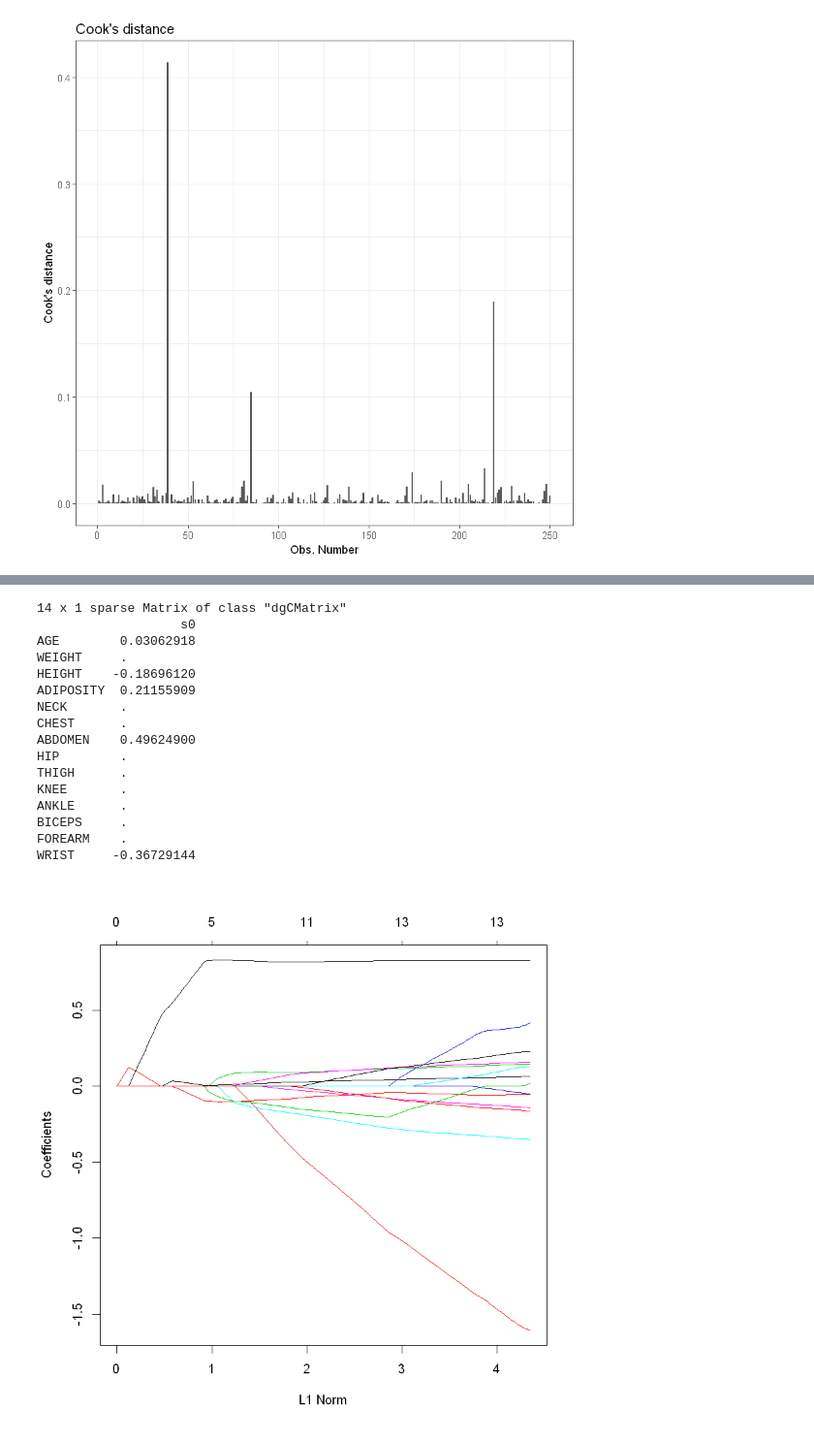
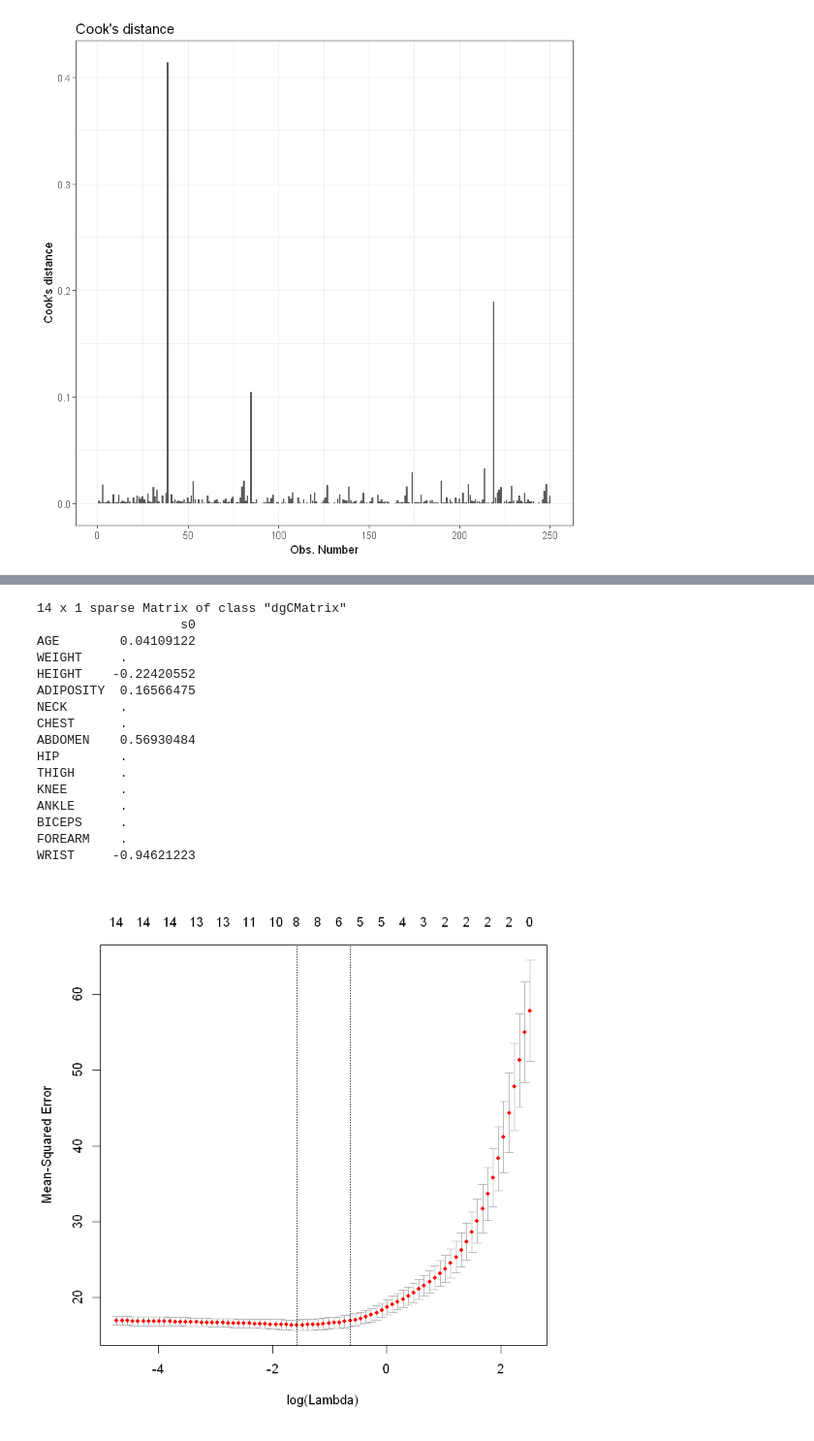
Before and after one commit to Jianghuiyu/STAT628M1, a Jupyter notebook: Stat628_Module1_done.ipynb, the cells around one changed output, grey strips where cells are left out. Shown: that part at 97% size. Saved outputs shown, nothing was run; the diff lists cells and outputs as text; code cells hidden in the pictures.

```diff
--- a/Stat628_Module1_done.ipynb
+++ b/Stat628_Module1_done.ipynb
@@ -139,28 +135,29 @@ F-statistic: 219.9 on 3 and 245 DF,  p-value: < 2.2e-16
 # %%
 #(3) then we switch to the elastic net model
-df = data_body
 alpha = 0.5#hyper-parameter
-cv1 <- cv.glmnet(x = as.matrix(df[,2:15]),y = df[,1], nfold = 5, type.measure = "deviance", alpha = 0.5)
-md1 <- glmnet(x = as.matrix(df[,2:15]),y = df[,1], lambda = cv1$lambda.1se, alpha = 0.5)
+cv1 <- cv.glmnet(x = as.matrix(data_body[,2:15]),y = data_body[,1], nfold = 5, type.measure = "deviance", alpha = 0.5)
+plot(cv1)
+
+md1 <- glmnet(x = as.matrix(data_body[,2:15]),y = data_body[,1], lambda = cv1$lambda.1se, alpha = 0.5)
 md1$beta
 alpha = 0.5
-lm = glmnet(x = as.matrix(df[,2:15]),y = df[,1],alpha = alpha,standardize = F)
+lm = glmnet(x = as.matrix(data_body[,2:15]),y = data_body[,1],alpha = alpha,standardize = F)
 plot(lm)
 # %% [output]
 14 x 1 sparse Matrix of class "dgCMatrix"
                    s0
-AGE        0.03062918
+AGE        0.04109122
 WEIGHT     .
-HEIGHT    -0.18696120
-ADIPOSITY  0.21155909
+HEIGHT    -0.22420552
+ADIPOSITY  0.16566475
 NECK       .
 CHEST      .
-ABDOMEN    0.49624900
+ABDOMEN    0.56930484
 HIP        .
 THIGH      .
 KNEE       .
 ANKLE      .
 BICEPS     .
 FOREARM    .
-WRIST     -0.36729144
+WRIST     -0.94621223
-[figure, old version]
+[figure, new version]
```
Also changed, not shown: parts of 7 cells of this notebook, 1 other file.
